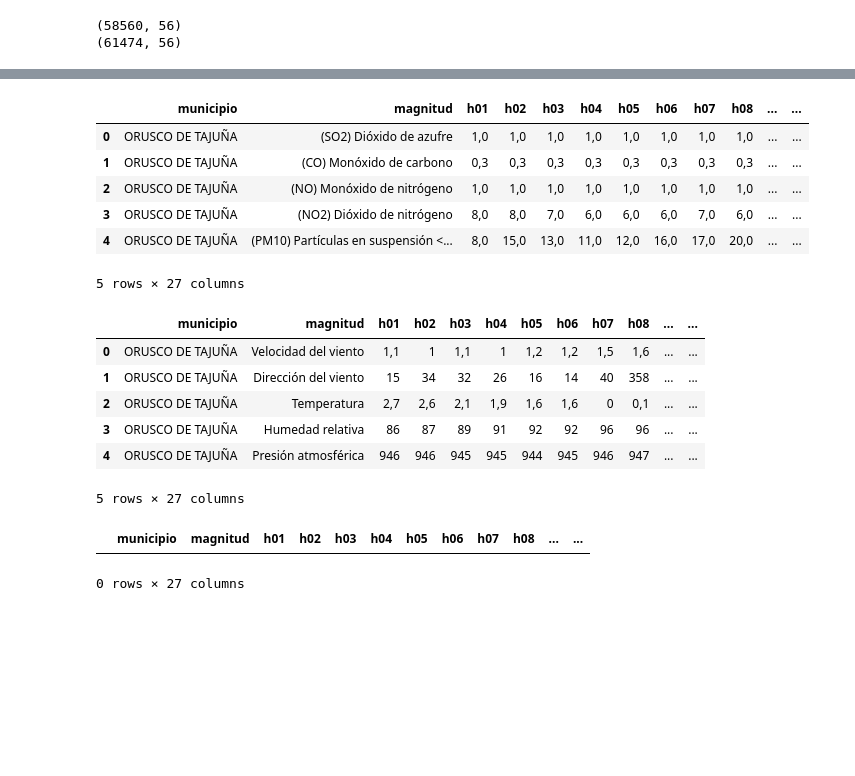
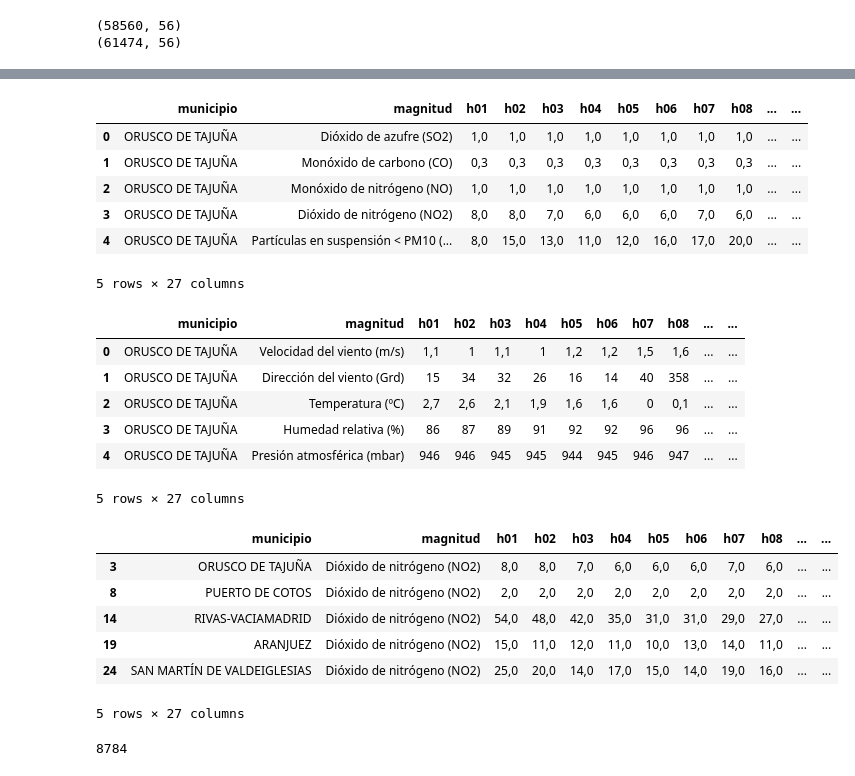
Before and after one commit to Yakondra/Final-project-air-quality, a Jupyter notebook: src/Air_quality.ipynb, the cells around one changed output, grey strips where cells are left out. Cells and saved outputs as stored; diff of their text form; code cells hidden in the pictures; blank space fills up the shorter version.

```diff
--- a/src/Air_quality.ipynb
+++ b/src/Air_quality.ipynb
@@ -157,18 +215,18 @@ municipal_dictionary = {
 }
 # %%
 # Crear diccionario de las magnitudes contaminantes
-popullant = {
-    1: '(SO2) Dióxido de azufre',
-    6: '(CO) Monóxido de carbono',
-    7: '(NO) Monóxido de nitrógeno',
-    8: '(NO2) Dióxido de nitrógeno',
-    9: '(PM2,5) Partículas en suspensión < PM2,5',
-    10: '(PM10) Partículas en suspensión < PM10',
-    12: '(NOx)Óxidos de nitrógeno',
-    14: '(O3) Ozono',
-    20: '(CH3) Tolueno',
-    22: '(BC) Black Carbon',
-    30: '(C6H6) Benceno',
+pollutant = {
+    1: 'Dióxido de azufre (SO2)',
+    6: 'Monóxido de carbono (CO)',
+    7: 'Monóxido de nitrógeno (NO)',
+    8: 'Dióxido de nitrógeno (NO2)',
+    9: 'Partículas en suspensión < PM2,5 (PM2,5)',
+    10: 'Partículas en suspensión < PM10 (PM10)',
+    12: 'Óxidos de nitrógeno (NOx)',
+    14: 'Ozono (O3)',
+    20: 'Tolueno (CH3)',
+    22: 'Black Carbon (BC)',
+    30: 'Benceno (C6H6)',
     42: 'Hidrocarburos totales',
     44: 'Hidrocarburos no metánicos',
     431: 'MetaParaXileno'
@@ -176,42 +234,54 @@ popullant = {
 
 
 pollution_2020['municipio'] = pollution_2020['municipio'].map(municipal_dictionary)
-pollution_2020['magnitud'] = pollution_2020['magnitud'].map(popullant)
+pollution_2020['magnitud'] = pollution_2020['magnitud'].map(pollutant)
 pollution_2020.head()
 # %% [output]
 |  | municipio | magnitud | h01 | h02 | h03 | h04 | h05 | h06 | h07 | h08 | ... | ... |
-| 0 | ORUSCO DE TAJUÑA | (SO2) Dióxido de azufre | 1,0 | 1,0 | 1,0 | 1,0 | 1,0 | 1,0 | 1,0 | 1,0 | ... | ... |
-| 1 | ORUSCO DE TAJUÑA | (CO) Monóxido de carbono | 0,3 | 0,3 | 0,3 | 0,3 | 0,3 | 0,3 | 0,3 | 0,3 | ... | ... |
-| 2 | ORUSCO DE TAJUÑA | (NO) Monóxido de nitrógeno | 1,0 | 1,0 | 1,0 | 1,0 | 1,0 | 1,0 | 1,0 | 1,0 | ... | ... |
-| 3 | ORUSCO DE TAJUÑA | (NO2) Dióxido de nitrógeno | 8,0 | 8,0 | 7,0 | 6,0 | 6,0 | 6,0 | 7,0 | 6,0 | ... | ... |
-| 4 | ORUSCO DE TAJUÑA | (PM10) Partículas en suspensión <... | 8,0 | 15,0 | 13,0 | 11,0 | 12,0 | 16,0 | 17,0 | 20,0 | ... | ... |
+| 0 | ORUSCO DE TAJUÑA | Dióxido de azufre (SO2) | 1,0 | 1,0 | 1,0 | 1,0 | 1,0 | 1,0 | 1,0 | 1,0 | ... | ... |
+| 1 | ORUSCO DE TAJUÑA | Monóxido de carbono (CO) | 0,3 | 0,3 | 0,3 | 0,3 | 0,3 | 0,3 | 0,3 | 0,3 | ... | ... |
+| 2 | ORUSCO DE TAJUÑA | Monóxido de nitrógeno (NO) | 1,0 | 1,0 | 1,0 | 1,0 | 1,0 | 1,0 | 1,0 | 1,0 | ... | ... |
+| 3 | ORUSCO DE TAJUÑA | Dióxido de nitrógeno (NO2) | 8,0 | 8,0 | 7,0 | 6,0 | 6,0 | 6,0 | 7,0 | 6,0 | ... | ... |
+| 4 | ORUSCO DE TAJUÑA | Partículas en suspensión < PM10 (... | 8,0 | 15,0 | 13,0 | 11,0 | 12,0 | 16,0 | 17,0 | 20,0 | ... | ... |
 5 rows × 27 columns
 # %%
 # Crear diccionario de las magnitudes meteorológicas
 weather_magnitudes = {
-    81: 'Velocidad del viento',
-    82: 'Dirección del viento',
-    83: 'Temperatura',
-    86: 'Humedad relativa',
-    87: 'Presión atmosférica',
-    88: 'Radiación solar',
-    89: 'Precipitación',
+    81: 'Velocidad del viento (m/s)',
+    82: 'Dirección del viento (Grd)',
+    83: 'Temperatura (ºC)',
+    86: 'Humedad relativa (%)',
+    87: 'Presión atmosférica (mbar)',
+    88: 'Radiación solar (W/m²)',
+    89: 'Precipitación (l/m²)',
 }
+
 
 weather_2020['municipio'] = weather_2020['municipio'].map(municipal_dictionary)
 weather_2020['magnitud'] = weather_2020['magnitud'].map(weather_magnitudes)
 weather_2020.head()
 # %% [output]
 |  | municipio | magnitud | h01 | h02 | h03 | h04 | h05 | h06 | h07 | h08 | ... | ... |
-| 0 | ORUSCO DE TAJUÑA | Velocidad del viento | 1,1 | 1 | 1,1 | 1 | 1,2 | 1,2 | 1,5 | 1,6 | ... | ... |
-| 1 | ORUSCO DE TAJUÑA | Dirección del viento | 15 | 34 | 32 | 26 | 16 | 14 | 40 | 358 | ... | ... |
-| 2 | ORUSCO DE TAJUÑA | Temperatura | 2,7 | 2,6 | 2,1 | 1,9 | 1,6 | 1,6 | 0 | 0,1 | ... | ... |
-| 3 | ORUSCO DE TAJUÑA | Humedad relativa | 86 | 87 | 89 | 91 | 92 | 92 | 96 | 96 | ... | ... |
-| 4 | ORUSCO DE TAJUÑA | Presión atmosférica | 946 | 946 | 945 | 945 | 944 | 945 | 946 | 947 | ... | ... |
+| 0 | ORUSCO DE TAJUÑA | Velocidad del viento (m/s) | 1,1 | 1 | 1,1 | 1 | 1,2 | 1,2 | 1,5 | 1,6 | ... | ... |
+| 1 | ORUSCO DE TAJUÑA | Dirección del viento (Grd) | 15 | 34 | 32 | 26 | 16 | 14 | 40 | 358 | ... | ... |
+| 2 | ORUSCO DE TAJUÑA | Temperatura (ºC) | 2,7 | 2,6 | 2,1 | 1,9 | 1,6 | 1,6 | 0 | 0,1 | ... | ... |
+| 3 | ORUSCO DE TAJUÑA | Humedad relativa (%) | 86 | 87 | 89 | 91 | 92 | 92 | 96 | 96 | ... | ... |
+| 4 | ORUSCO DE TAJUÑA | Presión atmosférica (mbar) | 946 | 946 | 945 | 945 | 944 | 945 | 946 | 947 | ... | ... |
 5 rows × 27 columns
 # %%
-no2 = pollution_2020[pollution_2020["magnitud"] == 8]
+no2 = pollution_2020[pollution_2020["magnitud"] == "Dióxido de nitrógeno (NO2)"]
 no2.head()
 # %% [output]
 |  | municipio | magnitud | h01 | h02 | h03 | h04 | h05 | h06 | h07 | h08 | ... | ... |
+| 3 | ORUSCO DE TAJUÑA | Dióxido de nitrógeno (NO2) | 8,0 | 8,0 | 7,0 | 6,0 | 6,0 | 6,0 | 7,0 | 6,0 | ... | ... |
+| 8 | PUERTO DE COTOS | Dióxido de nitrógeno (NO2) | 2,0 | 2,0 | 2,0 | 2,0 | 2,0 | 2,0 | 2,0 | 2,0 | ... | ... |
+| 14 | RIVAS-VACIAMADRID | Dióxido de nitrógeno (NO2) | 54,0 | 48,0 | 42,0 | 35,0 | 31,0 | 31,0 | 29,0 | 27,0 | ... | ... |
+| 19 | ARANJUEZ | Dióxido de nitrógeno (NO2) | 15,0 | 11,0 | 12,0 | 11,0 | 10,0 | 13,0 | 14,0 | 11,0 | ... | ... |
+| 24 | SAN MARTÍN DE VALDEIGLESIAS | Dióxido de nitrógeno (NO2) | 25,0 | 20,0 | 14,0 | 17,0 | 15,0 | 14,0 | 19,0 | 16,0 | ... | ... |
-0 rows × 27 columns
+5 rows × 27 columns
+# %%
+# Número de filas con magnitud "Dióxido de nitrógeno (NO2)
+count_no2 = pollution_2020[pollution_2020['magnitud'] == 'Dióxido de nitrógeno (NO2)'].shape[0]
+count_no2
+# %% [output]
+8784
```
Also changed, not shown: parts of 10 cells of this notebook, 1 other file.
